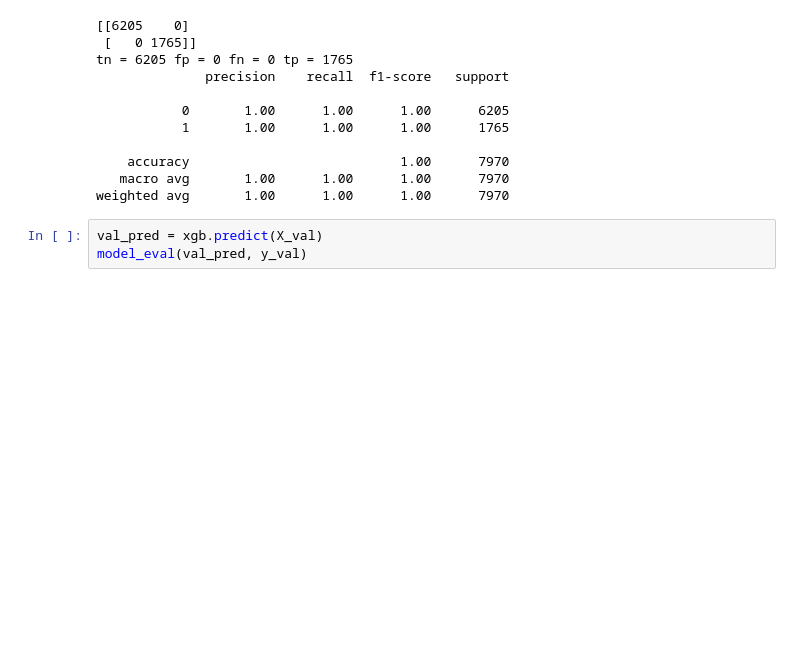
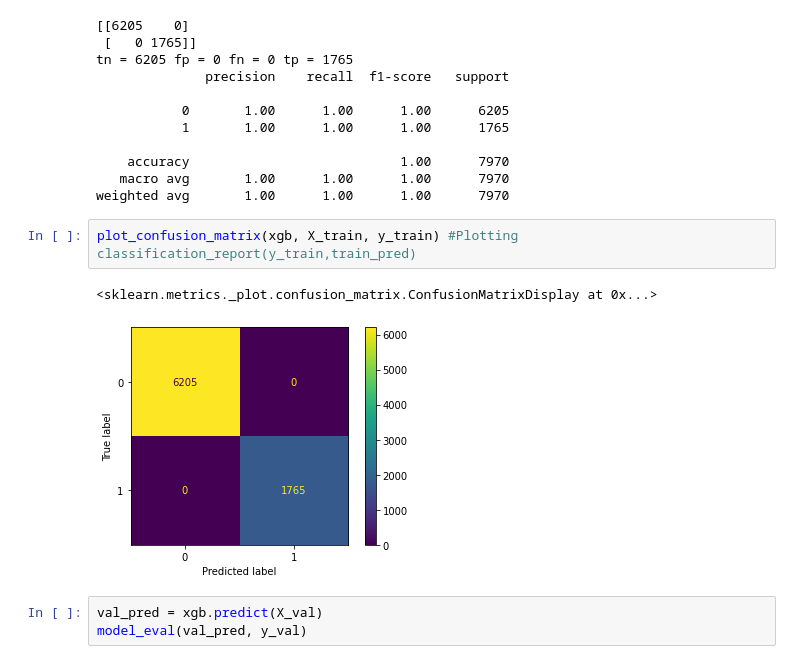
Before and after one commit to Mingg-Shi/CryptoFraud, a Jupyter notebook: model_split_first_XGBoostClassifier.ipynb, the cells around one changed output. Drawn from its saved outputs; the diff is of its cells as text; blank space fills up the shorter version.

```diff
--- a/model_split_first_XGBoostClassifier.ipynb
+++ b/model_split_first_XGBoostClassifier.ipynb
@@ -44,6 +45,11 @@ tn = 6205 fp = 0 fn = 0 tp = 1765
     accuracy                           1.00      7970
    macro avg       1.00      1.00      1.00      7970
 weighted avg       1.00      1.00      1.00      7970
+# %%
+plot_confusion_matrix(xgb, X_train, y_train) #Plotting  classification_report(y_train,train_pred)
+# %% [output]
+<sklearn.metrics._plot.confusion_matrix.ConfusionMatrixDisplay at 0x...>
+[figure, added]
 # %%
 val_pred = xgb.predict(X_val)
 model_eval(val_pred, y_val)
```
Also changed, not shown: parts of 11 cells of this notebook, 2 other files.
